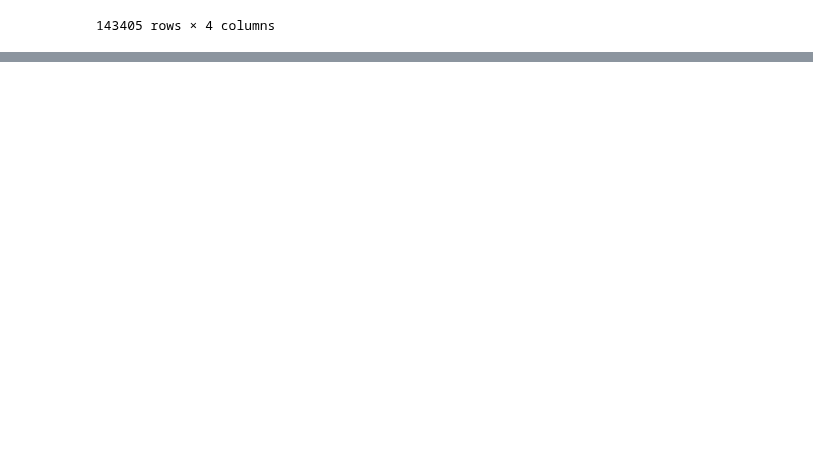
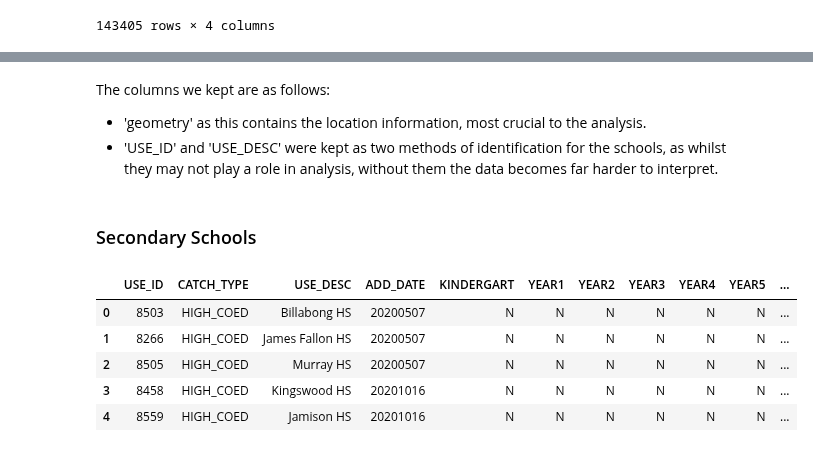
Before and after one commit to MichelangeloNardi/DATA2901--2024S1, a Jupyter notebook: Data Validation_JL.ipynb, the cells around one changed output, grey strips where cells are left out. Drawn from its saved outputs; the diff is of its cells as text; code cells hidden in the pictures; blank space fills up the shorter version.

Commit message:
update School data for task 3, clean up data folder to put task 3 data in 1 folder

```diff
--- a/Data Validation_JL.ipynb
+++ b/Data Validation_JL.ipynb
@@ -1241,0 +1246,5 @@ query(conn, "select * from poi")
+# %%
+# import data
+primary_school_data = gpd.read_file('Task 3 Data/catchments/catchments_primary.shp')
+secondary_school_data = gpd.read_file('Task 3 Data/catchments/catchments_secondary.shp')
+future_school_data = gpd.read_file('Task 3 Data/catchments/catchments_future.shp')
@@ -1241,0 +1272,15 @@ query(conn, "select * from poi")
+# %% [markdown]
+The columns we kept are as follows:
+ - 'geometry' as this contains the location information, most crucial to the analysis.
+ - 'USE_ID' and 'USE_DESC' were kept as two methods of identification for the schools, as whilst they may not play a role in analysis, without them the data becomes far harder to interpret.
+# %% [markdown]
+### Secondary Schools
+# %%
+secondary_school_data.head()
+# %% [output]
+|  | USE_ID | CATCH_TYPE | USE_DESC | ADD_DATE | KINDERGART | YEAR1 | YEAR2 | YEAR3 | YEAR4 | YEAR5 | ... |
+| 0 | 8503 | HIGH_COED | Billabong HS | 20200507 | N | N | N | N | N | N | ... |
+| 1 | 8266 | HIGH_COED | James Fallon HS | 20200507 | N | N | N | N | N | N | ... |
+| 2 | 8505 | HIGH_COED | Murray HS | 20200507 | N | N | N | N | N | N | ... |
+| 3 | 8458 | HIGH_COED | Kingswood HS | 20201016 | N | N | N | N | N | N | ... |
+| 4 | 8559 | HIGH_COED | Jamison HS | 20201016 | N | N | N | N | N | N | ... |
```
Also changed, not shown: parts of 17 cells of this notebook, 13 other files.
